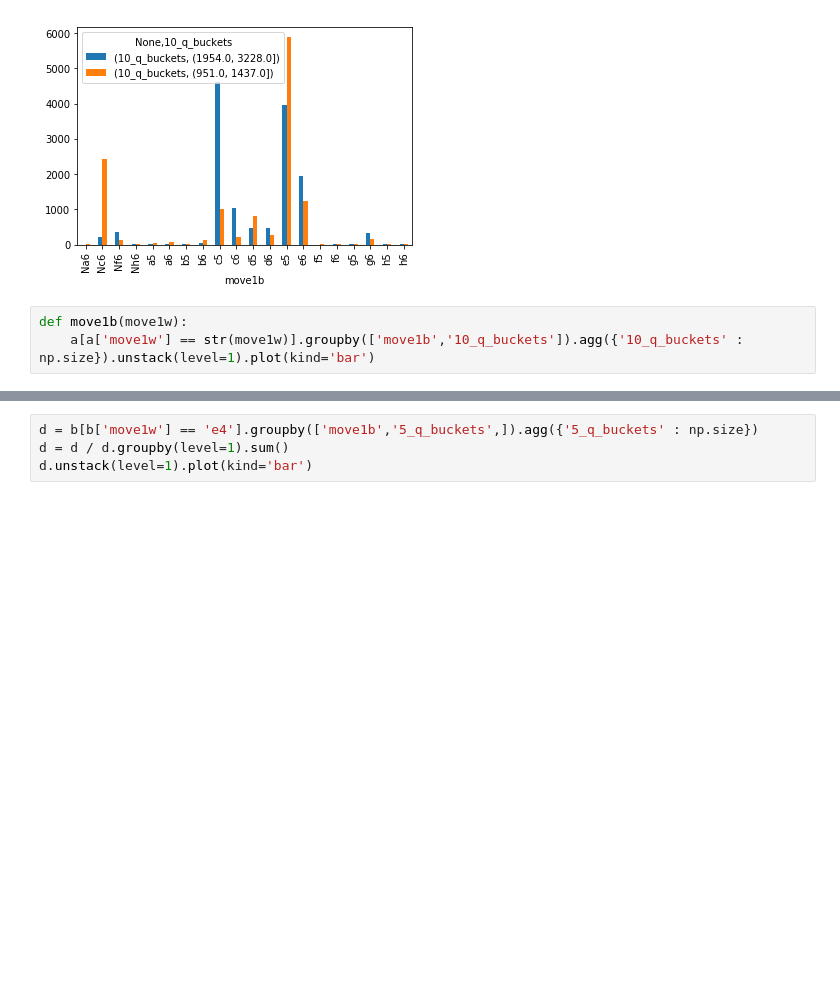
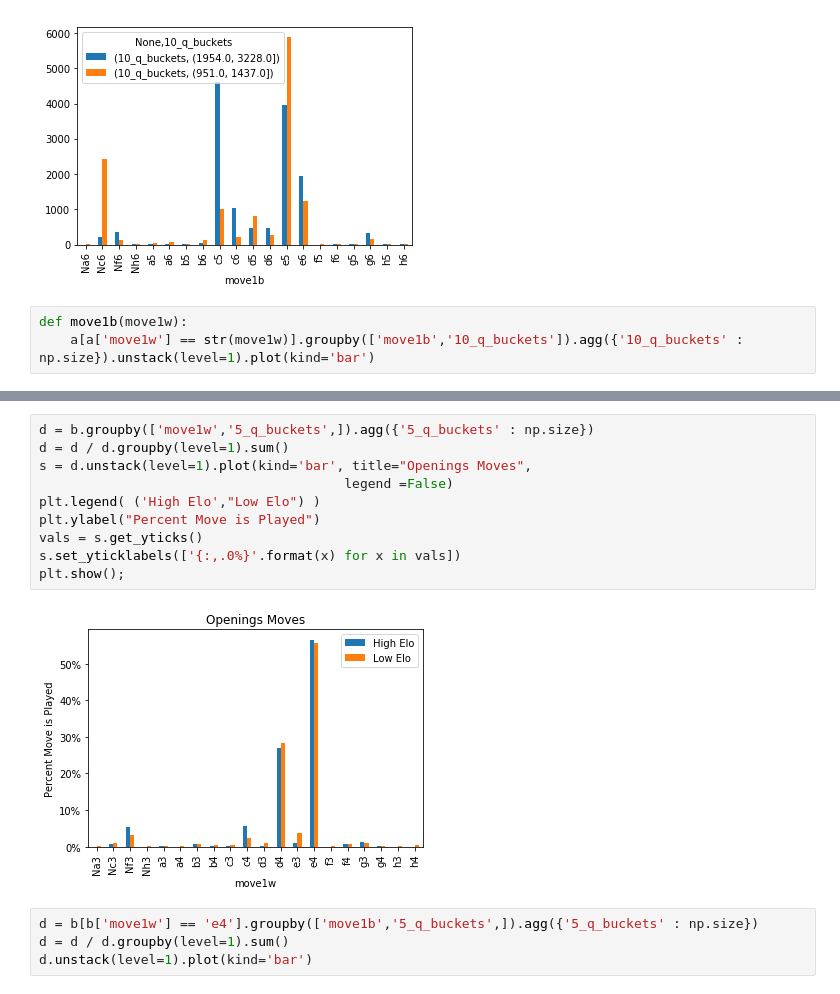
Before and after one commit to crawftv/chessdb, a Jupyter notebook: FICS_exploration.ipynb, the cells around one changed output, grey strips where cells are left out. Drawn from its saved outputs; the diff is of its cells as text; blank space fills up the shorter version.

```diff
--- a/FICS_exploration.ipynb
+++ b/FICS_exploration.ipynb
@@ -131,3 +136,15 @@ b[b['move1w'] == 'e4'].groupby(['move1b','5_q_buckets']).agg({'5_q_buckets' : np
+# %%
+d = b.groupby(['move1w','5_q_buckets',]).agg({'5_q_buckets' : np.size})
+d = d / d.groupby(level=1).sum()
+s = d.unstack(level=1).plot(kind='bar', title="Openings Moves",
+                                       legend =False)
+plt.legend( ('High Elo',"Low Elo") )
+plt.ylabel("Percent Move is Played")
+vals = s.get_yticks()
+s.set_yticklabels(['{:,.0%}'.format(x) for x in vals])
+plt.show();
+# %% [output]
+[figure, added]
 # %%
 d = b[b['move1w'] == 'e4'].groupby(['move1b','5_q_buckets',]).agg({'5_q_buckets' : np.size})
 d = d / d.groupby(level=1).sum()
```
Also changed, not shown: parts of 17 cells of this notebook, 6 other files.
